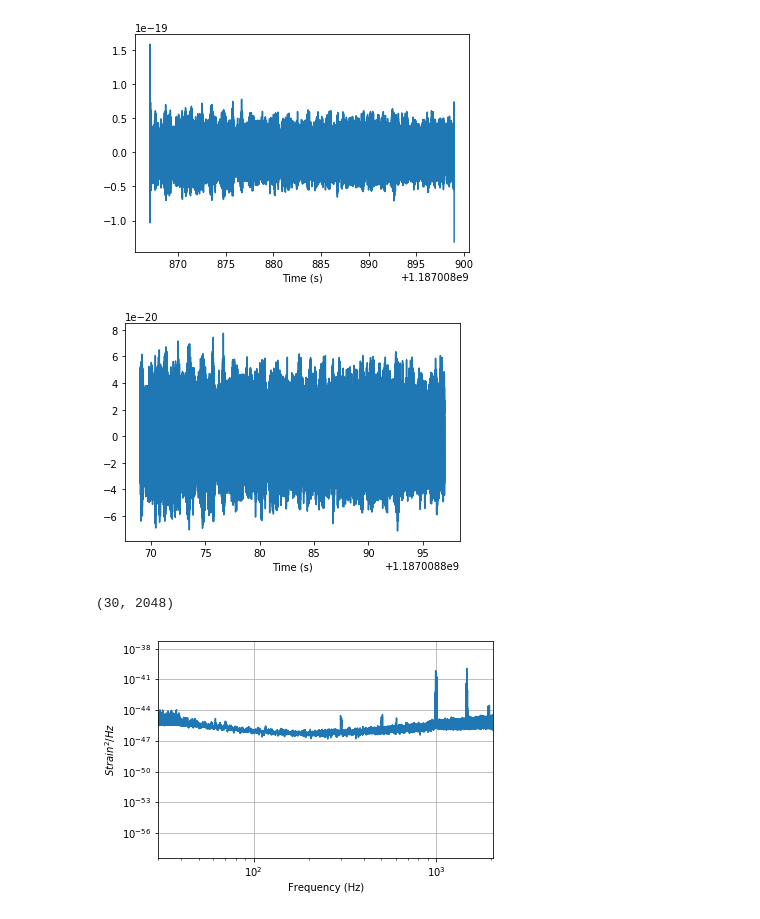
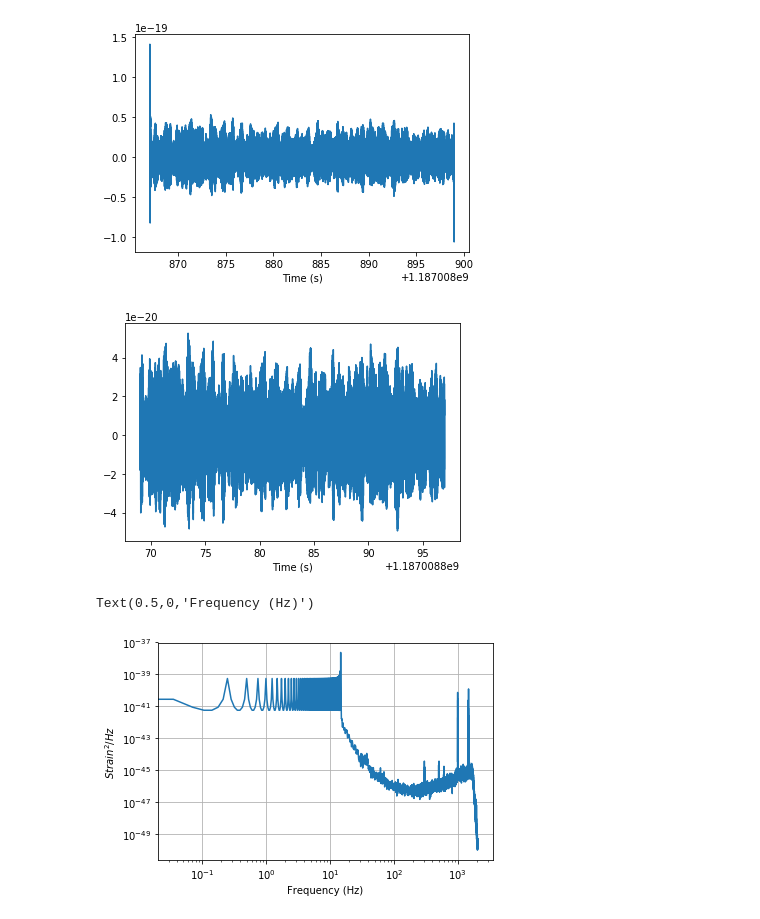
Before and after one commit to miryamrodsan/Notebook-GW, a Jupyter notebook: Handford.ipynb, the cells around one changed output. Cells and saved outputs as stored; diff of their text form; code cells hidden in the pictures.

```diff
--- a/Handford.ipynb
+++ b/Handford.ipynb
@@ -3,12 +3,30 @@ from pycbc import catalog
 import pylab
 
 event= catalog.Merger("GW170817")
+tim=event.time
+print(event.time)
 
 #Hanford  sample_rate=16384
-strainhan= event.strain('H1',sample_rate=16384)
+'''
+The sample rate is fs = 4096 Hz (2^12 Hz), so the data cannot capture frequency content
+above the Nyquist frequency = fs/2 = 2048 Hz.
+the upper end will (almost) always be below the Nyquist frequency. '''
+strainhan= event.strain('H1',sample_rate=4096)
+#strainhan2=event.strain('H1',sample_rate=16384)
 pylab.plot(strainhan.sample_times, strainhan)
+#pylab.plot(strainhan2.sample_times,strainhan2)
 pylab.legend('Hanford')
 pylab.xlabel('Time (s)')
 pylab.ylabel('Strain')
 pylab.show()
+
+
+
+pylab.plot(strainhan.sample_times, strainhan,'tab:green')
+pylab.legend('Hanford')
+pylab.xlabel('Time (s)')
+pylab.axvline(tim)
+pylab.xlim(tim-1,tim+1)
+pylab.ylabel('Strain')
+pylab.show()
 # %% [output]
@@ -26,16 +46,20 @@ pylab.plot(strainhan.sample_times, strainhan)
 pylab.xlabel('Time (s)')
 pylab.show()
 # %% [output]
-[figure, old version]
+[figure, new version]
 # %%
 #Remove 2 seconds of data from both the beginning and end
-#could be other seconds
+#could be other number of  seconds
+# Remove time corrupted by the high pass filter
 conditionedhan= strainhan.crop(2,2)
 pylab.plot(conditionedhan.sample_times, conditionedhan)
 pylab.xlabel('Time (s)')
 pylab.show()
+
+#Frequency domain version of the data
+#stildehan= strainhan.to_frequencyseries()
 # %% [output]
-[figure, old version]
+[figure, new version]
 # %%
 # Estimate the power spectral density
 from pycbc.psd import interpolate, inverse_spectrum_truncation
@@ -57,17 +81,18 @@ psdhan= interpolate(psdhan, conditionedhan.delta_f)
 # %%
 psdhan= inverse_spectrum_truncation(psdhan, 4 * conditionedhan.sample_rate,
                                   low_frequency_cutoff=15)
 
 pylab.loglog(psdhan.sample_frequencies, psdhan)
 pylab.grid()
 pylab.ylabel('$Strain^2 / Hz$')
 pylab.xlabel('Frequency (Hz)')
 
 #xlim:depends on resolution, dates 16KHz----> 2048
-pylab.xlim(30,2048)
+#pylab.xlim(30,2048)
+#pylab.xlim(30,1024)
 # %% [output]
-(30, 2048)
+Text(0.5,0,'Frequency (Hz)')
-[figure, old version]
+[figure, new version]
 # %%
 #Tukey Window
 
```
Also changed, not shown: parts of 24 cells of this notebook.
